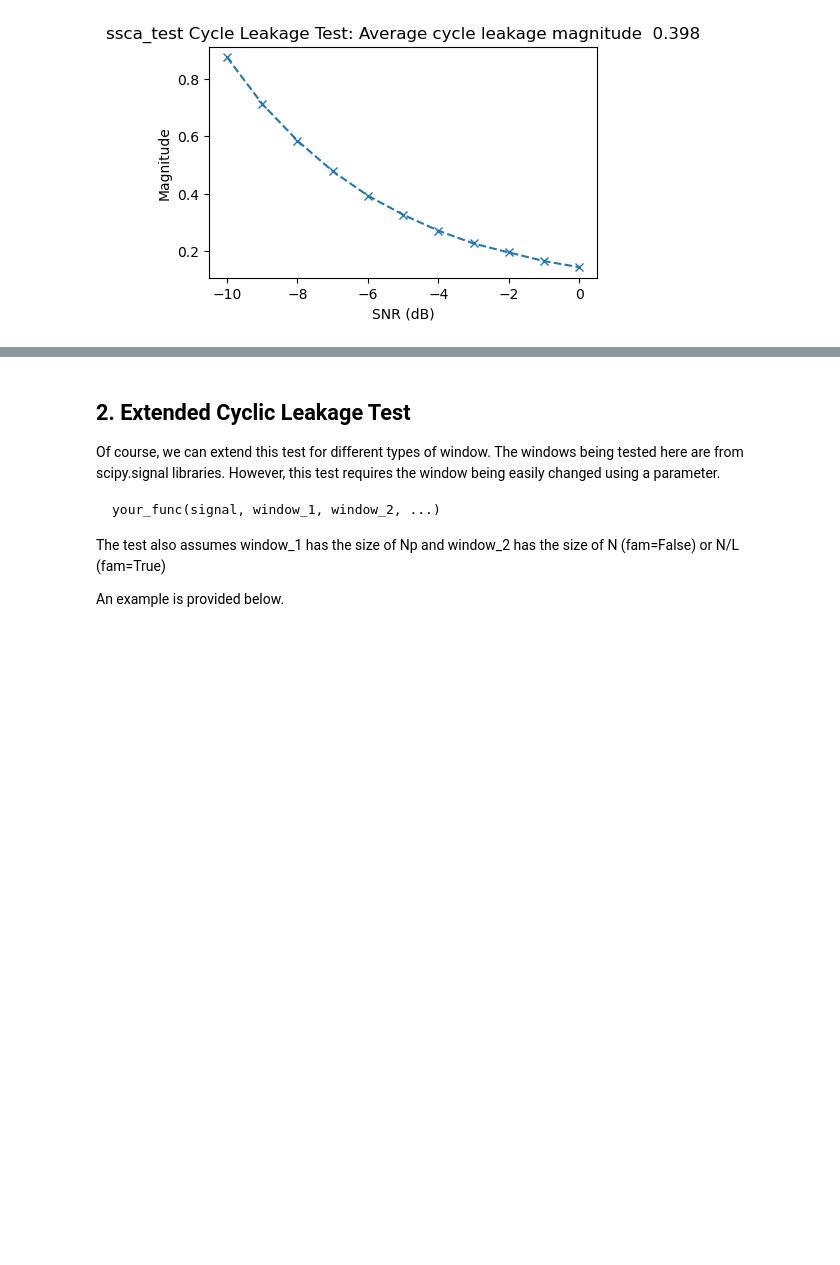
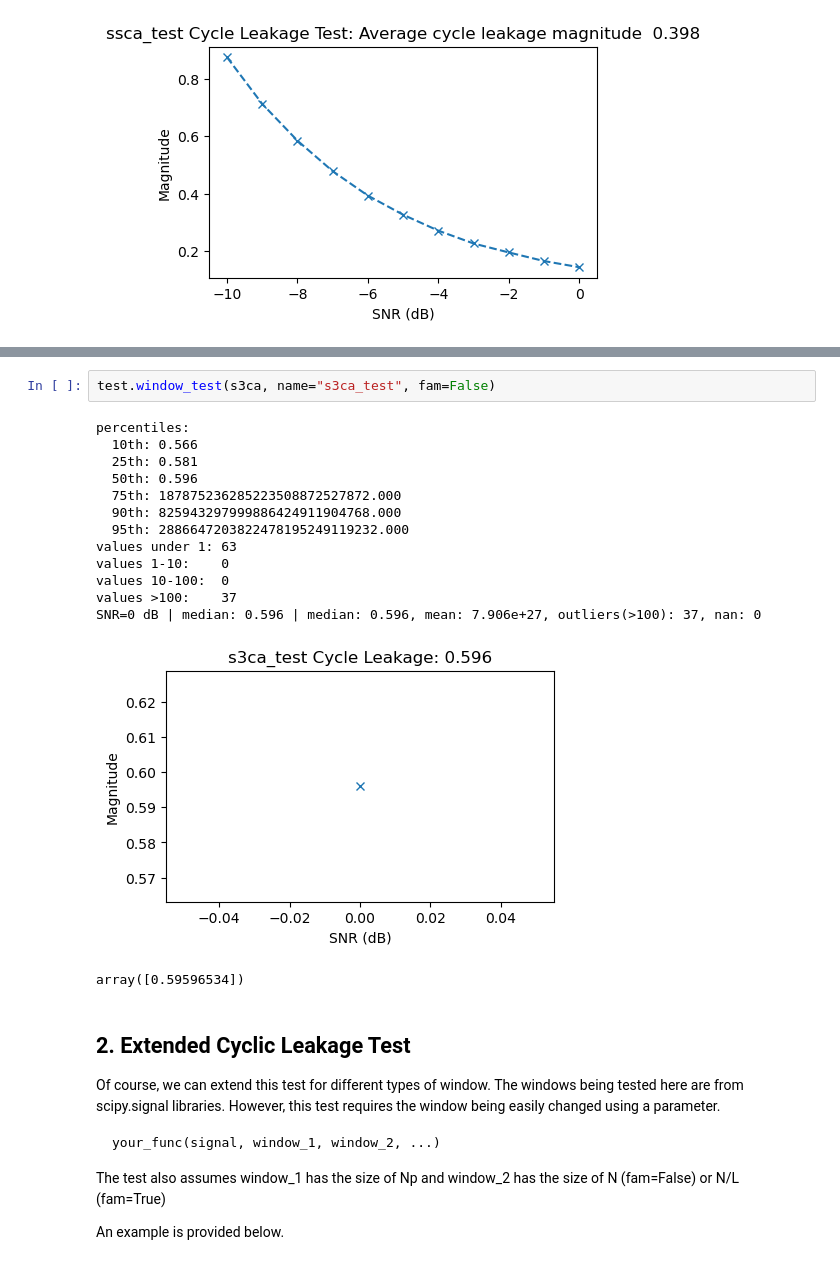
Before and after one commit to SuperStupidness/Spectral_Correlation_Estimation_Test, a Jupyter notebook: cycle_leakage_test_example.ipynb, the cells around one changed output, grey strips where cells are left out. Cells and saved outputs as stored; diff of their text form; blank space fills up the shorter version.

```diff
--- a/cycle_leakage_test_example.ipynb
+++ b/cycle_leakage_test_example.ipynb
@@ -42,3 +47,20 @@ ssca_result = test.window_test(ssca, snr=np.arange(-10, 1), name="ssca_test", fa
+# %%
+test.window_test(s3ca, name="s3ca_test", fam=False)
+# %% [output]
+percentiles:
+  10th: 0.566
+  25th: 0.581
+  50th: 0.596
+  75th: 187875236285223508872527872.000
+  90th: 825943297999886424911904768.000
+  95th: 2886647203822478195249119232.000
+values under 1: 63
+values 1-10:    0
+values 10-100:  0
+values >100:    37
+SNR=0 dB | median: 0.596 | median: 0.596, mean: 7.906e+27, outliers(>100): 37, nan: 0
+[figure, added]
+array([0.59596534])
 # %% [markdown]
 ## 2. Extended Cyclic Leakage Test
 
```
Also changed, not shown: parts of 7 cells of this notebook, 8 other files.
